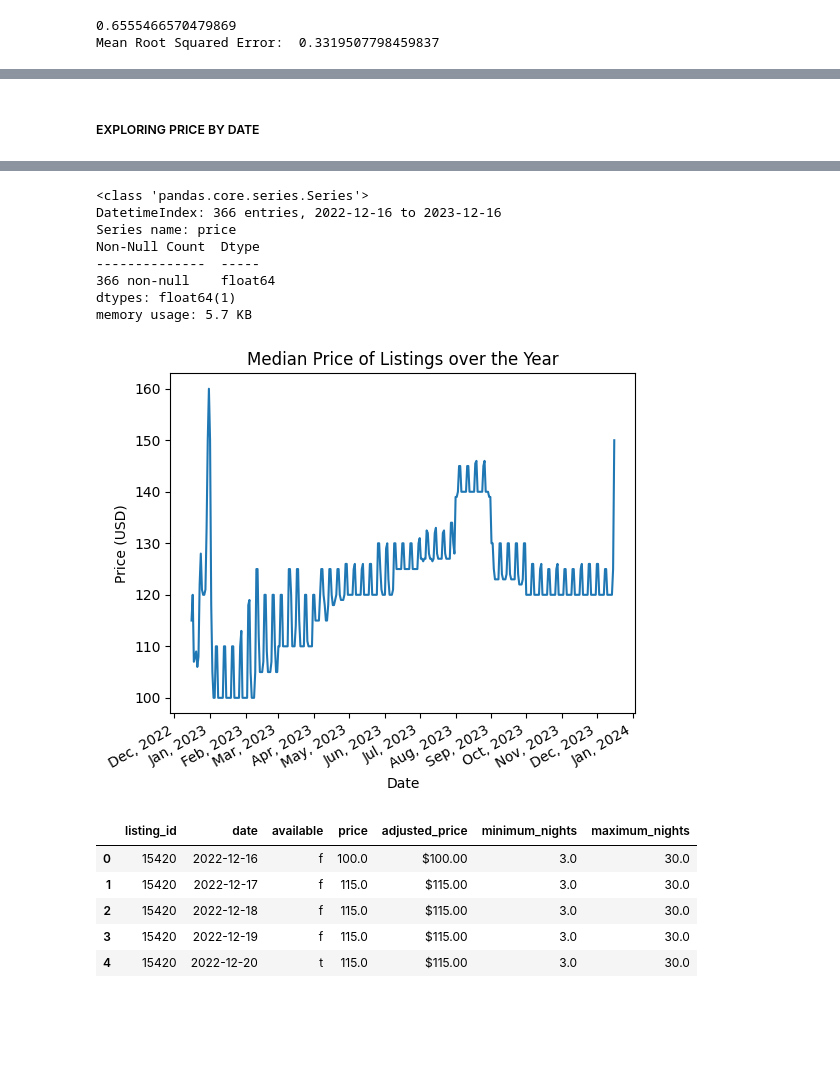
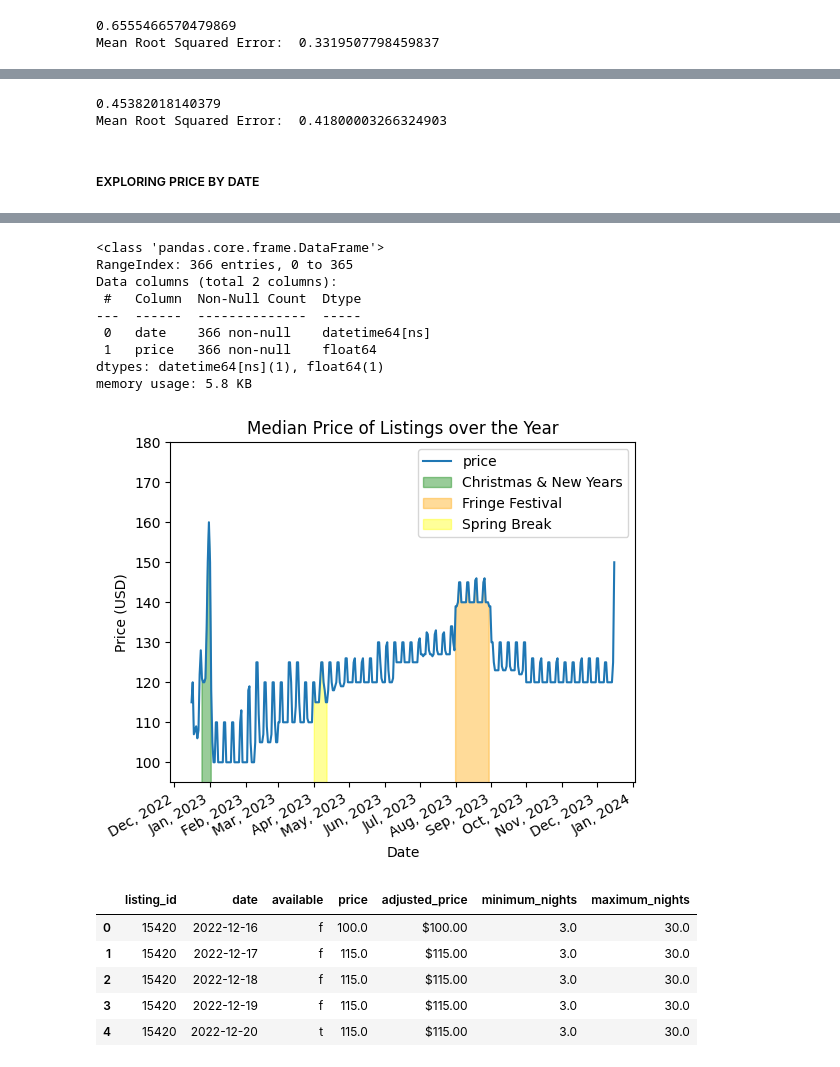
Before and after one commit to Anant-K-Gupta/AirBnbProject, a Jupyter notebook: airbnb_model.ipynb, the cells around one changed output, grey strips where cells are left out. Drawn from its saved outputs; the diff is of its cells as text; code cells hidden in the pictures; blank space fills up the shorter version.

```diff
--- a/airbnb_model.ipynb
+++ b/airbnb_model.ipynb
@@ -601,3 +597,15 @@ plt.xticks(importances.Features, rotation=90)
+# %%
+lr = LinearRegression()
+
+lr.fit(X_train, y_train)
+
+y_pred_lr = lr.predict(X_val)
+
+print(r2_score(y_val, y_pred_lr))
+print('Mean Root Squared Error: ', mean_squared_error(y_val, y_pred_lr, squared=False))
+# %% [output]
+0.45382018140379
+Mean Root Squared Error:  0.41800003266324903
 # %% [markdown]
 ##### EXPLORING PRICE BY DATE
 # %%
@@ -624,35 +632,46 @@ avg_price_by_date['price'] = avg_price_by_date['price'].apply(remove_dollar)
 # %%
 
 avg_price_by_date = avg_price_by_date.groupby(['date'])["price"].median()
+avg_price_by_date = avg_price_by_date.reset_index()
 # %%
 avg_price_by_date.info()
 # %% [output]
-<class 'pandas.core.series.Series'>
-DatetimeIndex: 366 entries, 2022-12-16 to 2023-12-16
-Series name: price
-Non-Null Count  Dtype
---------------  -----
-366 non-null    float64
-dtypes: float64(1)
-memory usage: 5.7 KB
+<class 'pandas.core.frame.DataFrame'>
+RangeIndex: 366 entries, 0 to 365
+Data columns (total 2 columns):
+ #   Column  Non-Null Count  Dtype
+---  ------  --------------  -----
+ 0   date    366 non-null    datetime64[ns]
+ 1   price   366 non-null    float64
+dtypes: datetime64[ns](1), float64(1)
+memory usage: 5.8 KB
 # %%
 fig, ax = plt.subplots(figsize=(6, 5))
 
 
 ax.set_title('Median Price of Listings over the Year')
 ax.set_xlabel('Date')
 ax.set_ylabel('Price (USD)')
 
 month_year_formatter = mdates.DateFormatter('%b, %Y') # The "," is intentional.
 monthly_locator = mdates.MonthLocator(interval=1)
 monthly_locator = mdates.MonthLocator()
 ax.xaxis.set_major_locator(monthly_locator)
 ax.xaxis.set_major_formatter(month_year_formatter)
-ax.plot(avg_price_by_date.index, avg_price_by_date)
+ax.plot(avg_price_by_date['date'], avg_price_by_date['price'], label = 'price')
 
+xmax_newyear = avg_price_by_date[(avg_price_by_date['date']>= '2022-12-25') & (avg_price_by_date['date']<= '2023-01-02')]
+fringe = avg_price_by_date[(avg_price_by_date['date']>= '2023-08-01') & (avg_price_by_date['date']<= '2023-08-30')]
+april = avg_price_by_date[(avg_price_by_date['date']>= '2023-04-01') & (avg_price_by_date['date']<= '2023-04-12')]
+
+ax.fill_between(xmax_newyear['date'], xmax_newyear['price'], color = 'green', alpha = 0.4, label = 'Christmas & New Years' )
+ax.fill_between(fringe['date'], fringe['price'], color = 'orange', alpha = 0.4, label = 'Fringe Festival' )
+ax.fill_between(april['date'], april['price'], color = 'yellow', alpha = 0.4, label = 'Spring Break' )
+ax.legend()
+ax.set_ylim(95, 180)
 fig.autofmt_xdate()
 # %% [output]
-[figure, old version]
+[figure, new version]
 # %%
 avg_price_by_day = calendar.copy()
 avg_price_by_day['date'] =  pd.to_datetime(avg_price_by_day['date'])
```
Also changed, not shown: parts of 16 cells of this notebook.
